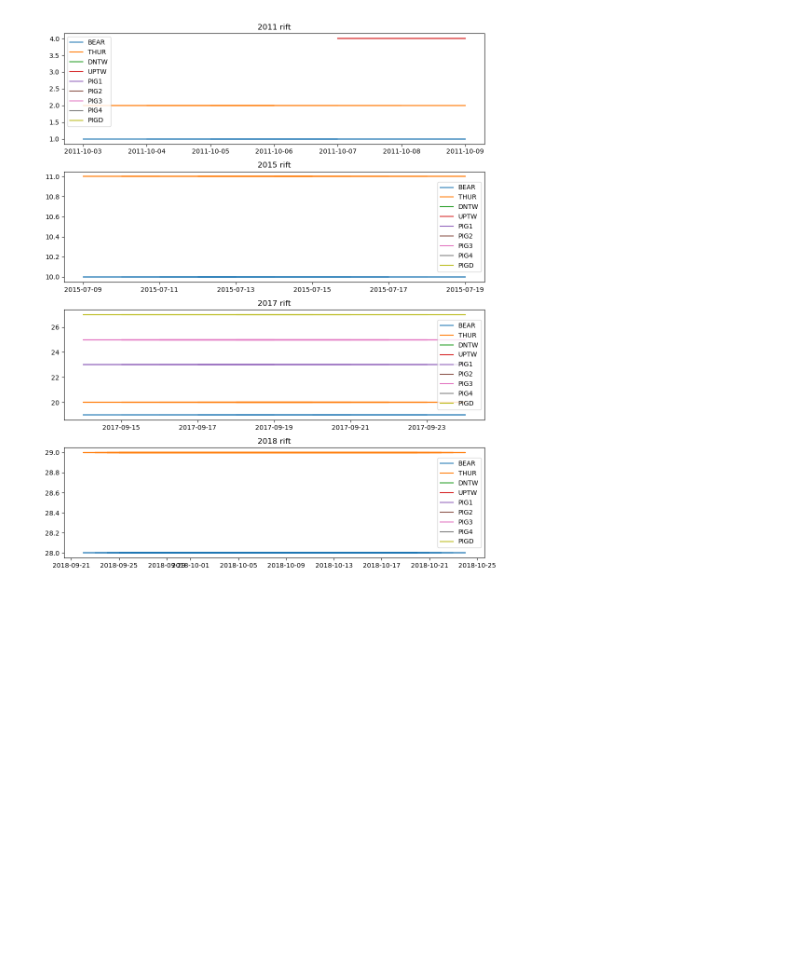
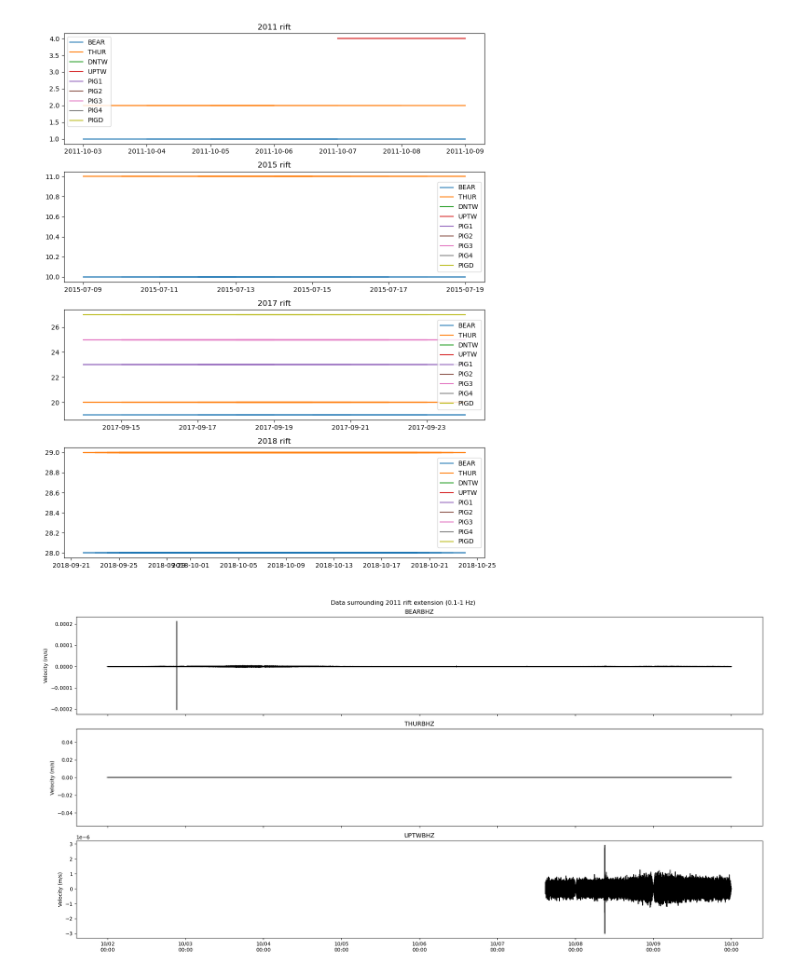
Before and after one commit to stepholinger/may_9, a Jupyter notebook: additional_events.ipynb, the cells around one changed output. Drawn from its saved outputs; the diff is of its cells as text; code cells hidden in the pictures; blank space fills up the shorter version.

Commit message:
visualization for signals from other rift events

```diff
--- a/additional_events.ipynb
+++ b/additional_events.ipynb
@@ -39,16 +47,13 @@ mdl.download(
     mseed_storage=mseed_storage,
     stationxml_storage=("/media/Data/Data/1D/XML/"))
 # %%
-# set path and data parameters
+'''
+
+Set station and channel info
+
+'''
+
 path = "/media/Data/Data/"
 networks = ["YT","1D"]
 stats = [["BEAR","THUR","DNTW","UPTW"],["PIG1","PIG2","PIG3","PIG4","PIGD"]]
 chans = ["BH*","HH*"]
-
-# set path to XML response file
-inv = obspy.Inventory()
-for n in range(len(networks)):
-    for stat in stats[n]:
-        print(stat)
-        pathXML = path + networks[n] + "/XML/*" + stat + ".xml"
-        inv += obspy.read_inventory(pathXML)
@@ -261,0 +173,66 @@ plt.show()
+# %%
+'''
+
+Plot all available data for each time period of interest
+
+'''
+
+# set times of interest
+time_win_dict = {}
+time_win_dict[0] = {'start':datetime.datetime(2011,10,2),'end':datetime.datetime(2011,10,10)}
+time_win_dict[1] = {'start':datetime.datetime(2015,7,8),'end':datetime.datetime(2015,7,20)}
+time_win_dict[2] = {'start':datetime.datetime(2017,9,13),'end':datetime.datetime(2017,9,25)}
+time_win_dict[3] = {'start':datetime.datetime(2018,9,21),'end':datetime.datetime(2018,10,25)}
+
+# choose channel and frequency band
+chan = "*Z"
+low_cut = 0.1
+high_cut = 1
+
+# make labels for plots
+rifts = ["2011 rift","2015 rift","2017 rift", "2018 rift"]
+
+for i in range(len(time_win_dict)):
+    data_dict = {}
+    # read all data available on the current day
+    duration = time_win_dict[i]['end']-time_win_dict[i]['start']
+    for day in range(0,duration.days):
+
+        # get date from time window dictionary
+        date = time_win_dict[i]['start']+datetime.timedelta(days=day)
+
+        # read and preprocess data
+        st = obspy.read("data/MSEED/*/*" + str(date.year) + "-" + date.strftime('%m') + "-" + date.strftime('%d') + "*")
+        st.detrend("demean")
+        st.detrend("linear")
+        st.taper(max_percentage=0.00025, max_length=20.)
+        st.filter("bandpass",freqmin=low_cut,freqmax=high_cut)
+        st.resample(high_cut*2)
+
+        for tr in st.select(channel=chan):
+            data_key = tr.stats.station+tr.stats.channel+"_data"
+            time_key = tr.stats.station+tr.stats.channel+"_time"
+            if data_key in data_dict.keys():
+                data_dict[data_key] = np.append(data_dict[data_key],tr.data)
+                data_dict[time_key] = np.append(data_dict[time_key],tr.times(type="matplotlib"))
+            else:
+                data_dict[data_key] = tr.data
+                data_dict[time_key] = tr.times(type="matplotlib")
+
+    fig,ax = plt.subplots(len(data_dict)//2,1,figsize=(20,10))
+    data_keys = [k for k in data_dict.keys() if "data" in k]
+    time_keys = [k for k in data_dict.keys() if "time" in k]
+    nrows = len(data_keys)-1
+    for k in range(len(data_keys)):
+        ax[k].plot(data_dict[time_keys[k]],data_dict[data_keys[k]],color='k')
+        ax[k].get_xaxis().set_ticklabels([])
+        ax[nrows].get_shared_x_axes().join(ax[nrows],ax[k])
+        ax[k].set_ylabel("Velocity (m/s)")
+        ax[k].set_title(data_keys[k].split("_")[0])
+        if k == nrows:
+            ax[k].xaxis.set_major_formatter(mdates.DateFormatter('%m/%d\n%H:%M'))
+    plt.suptitle("Data surrounding " + rifts[i] + " extension (" + str(low_cut)+"-" + str(high_cut)+" Hz)")
+    plt.tight_layout()
+    plt.savefig("outputs/timeseries/" + time_win_dict[i]['start'].strftime("%Y-%m-%d") + "_" + time_win_dict[i]['end'].strftime("%Y-%m-%d") + "_" + chan.split("*")[1] + "_" + str(low_cut)+ "-" + str(high_cut)+ "Hz" + ".png")
+# %% [output]
+[figure, added]
```
Also changed, not shown: parts of 7 cells of this notebook.
